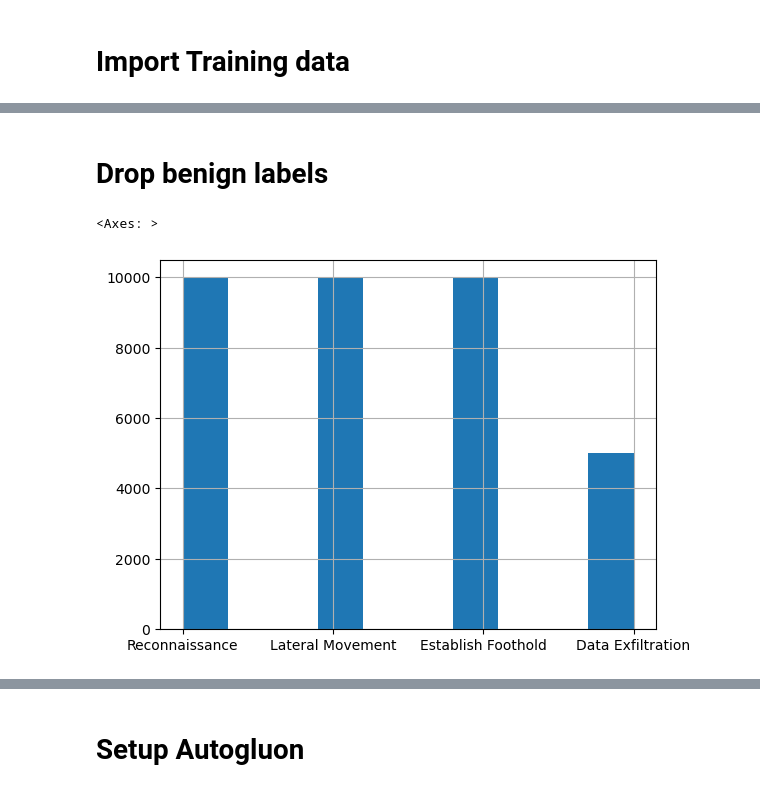
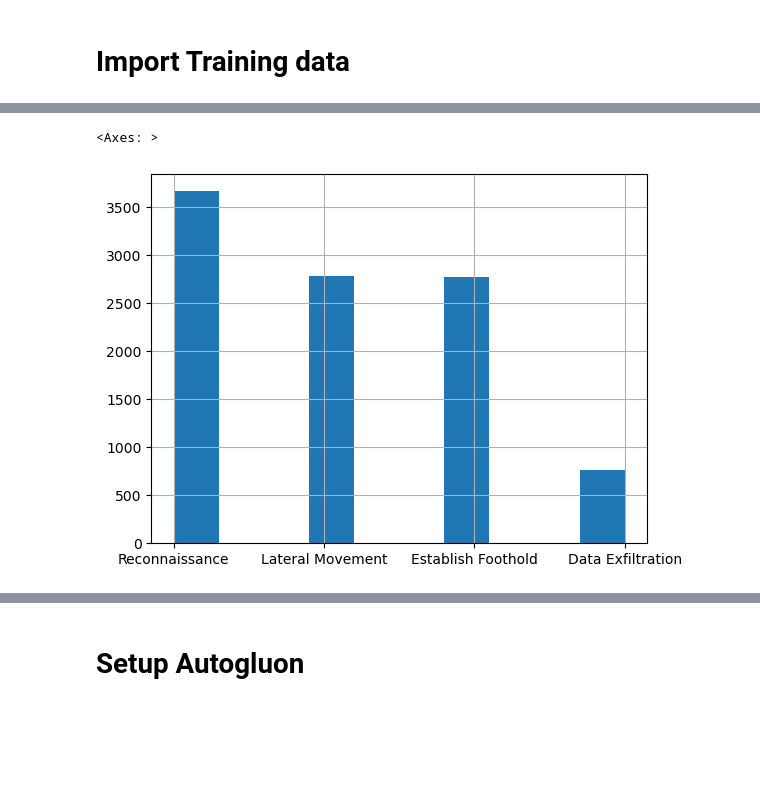
Before and after one commit to navya144/modular_ids_framework, a Jupyter notebook: persistent_model.ipynb, the cells around one changed output, grey strips where cells are left out. Saved outputs shown, nothing was run; the diff lists cells and outputs as text; code cells hidden in the pictures; blank space fills up the shorter version.

```diff
--- a/persistent_model.ipynb
+++ b/persistent_model.ipynb
@@ -15,5 +105,7 @@ from autogluon.tabular import TabularPredictor
 # %% [markdown]
 # Import Training data
 # %%
-train_df = pd.read_csv("unraveled_training.csv")
-train_df['Label'].hist()
+unraveled_train_df = pd.read_csv("TRAIN_DFs/unraveled_train.csv")
+no_benign = unraveled_train_df['Label'] != 'Benign'
+unraveled_train_df = unraveled_train_df[no_benign]
+unraveled_train_df = unraveled_train_df.sample(frac=1, random_state=29)
@@ -23,9 +112,5 @@ train_df['Label'].hist()
-# %% [markdown]
-# Drop benign labels
-# %%
-no_benign = train_df['Label'] != 'Benign'
-train_df = train_df[no_benign]
-train_df['Label'].hist()
-# %% [output]
-<Axes: >
-[figure, removed]
+# %%
+unraveled_train_df['Label'].hist()
+# %% [output]
+<Axes: >
+[figure, added]
```
Also changed, not shown: parts of 18 cells of this notebook, 8 other files.
